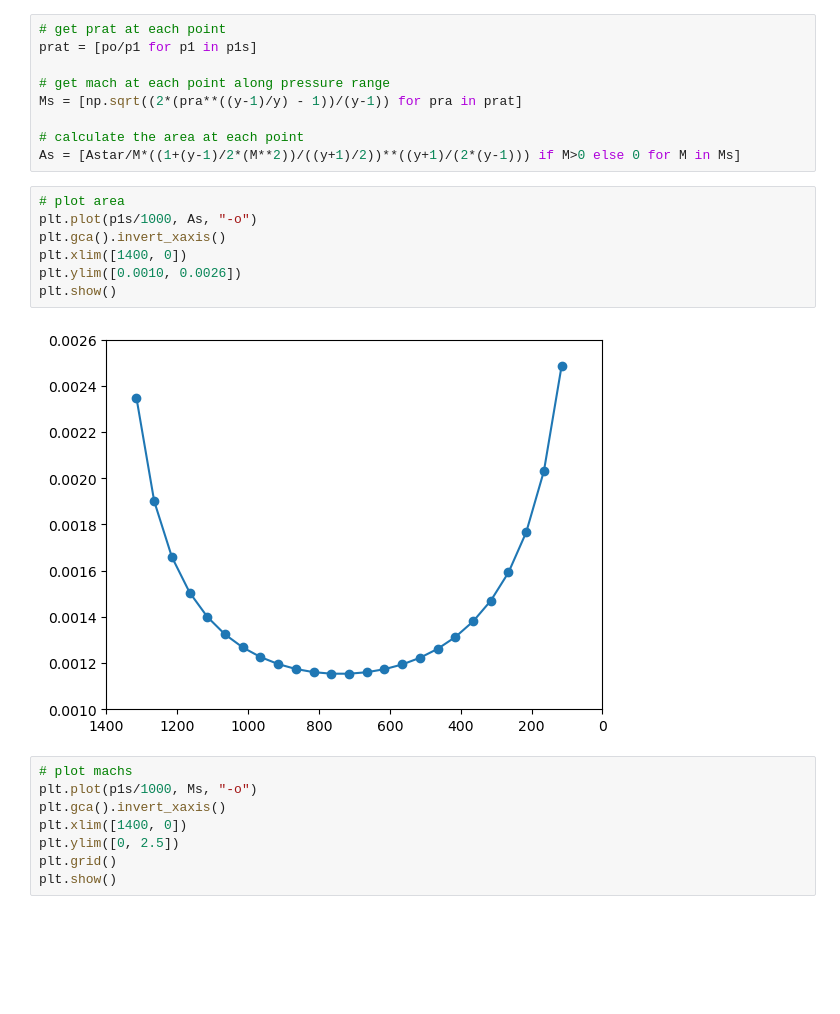
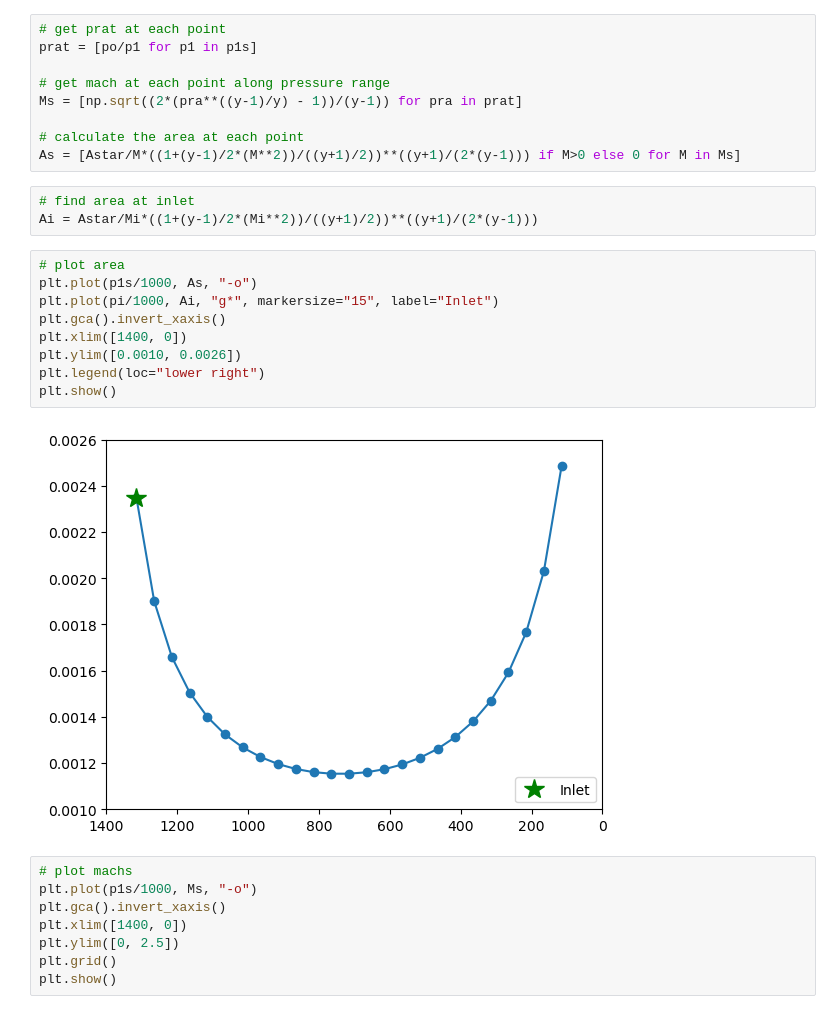
Before and after one commit to sladesladeslade/SchoolStuff, a Jupyter notebook: gasDynamics/Exam 2/brooks_exam2_p3.ipynb, the cells around one changed output. Drawn from its saved outputs; the diff is of its cells as text; blank space fills up the shorter version.

```diff
--- a/gasDynamics/Exam 2/brooks_exam2_p3.ipynb
+++ b/gasDynamics/Exam 2/brooks_exam2_p3.ipynb
@@ -42,15 +34,20 @@ Ms = [np.sqrt((2*(pra**((y-1)/y) - 1))/(y-1)) for pra in prat]
 
 # calculate the area at each point
 As = [Astar/M*((1+(y-1)/2*(M**2))/((y+1)/2))**((y+1)/(2*(y-1))) if M>0 else 0 for M in Ms]
+# %%
+# find area at inlet
+Ai = Astar/Mi*((1+(y-1)/2*(Mi**2))/((y+1)/2))**((y+1)/(2*(y-1)))
 # %%
 # plot area
 plt.plot(p1s/1000, As, "-o")
+plt.plot(pi/1000, Ai, "g*", markersize="15", label="Inlet")
 plt.gca().invert_xaxis()
 plt.xlim([1400, 0])
 plt.ylim([0.0010, 0.0026])
+plt.legend(loc="lower right")
 plt.show()
 # %% [output]
-[figure, old version]
+[figure, new version]
 # %%
 # plot machs
 plt.plot(p1s/1000, Ms, "-o")
```
Also changed, not shown: parts of 1 cell of this notebook, 1 other file.
